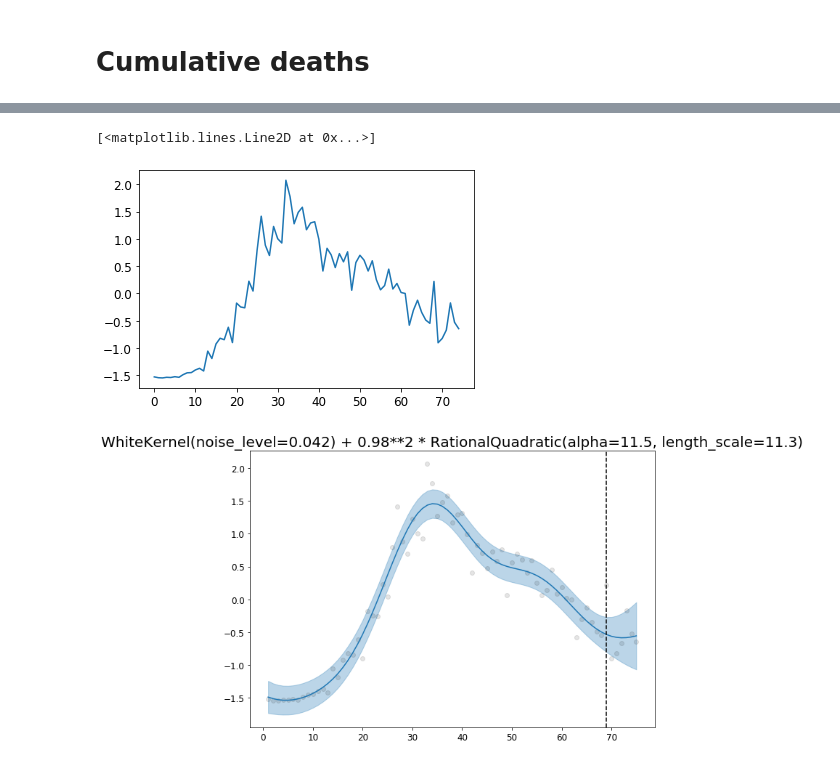
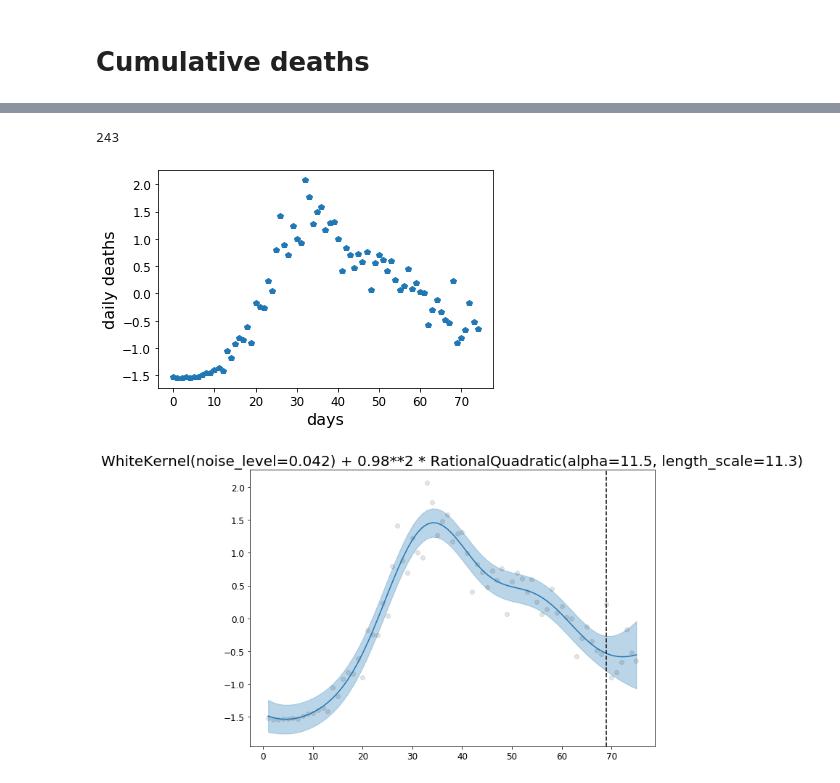
Before and after one commit to samadio/statistical-machine-learning, a Jupyter notebook: homeworks/homework_05.ipynb, the cells around one changed output, grey strips where cells are left out. Cells and saved outputs as stored; diff of their text form; code cells hidden in the pictures.

```diff
--- a/homeworks/homework_05.ipynb
+++ b/homeworks/homework_05.ipynb
@@ -35,7 +35,7 @@ test_size = 7
 raw_tamponi = data["tamponi"].values
 tot_size = raw_tamponi.size
 
-def scale(data, test_size = 7):
+def scale(data, test_size = 7, return_scaler = False):
     tot_size = data.size
     scaler = StandardScaler()
 
@@ -47,6 +47,7 @@ def scale(data, test_size = 7):
     scaler.fit(train_Y.reshape(-1,1))
     train_Y = scaler.transform(train_Y.reshape(-1,1)).flatten()
     test_Y = scaler.transform(test_Y.reshape(-1,1)).flatten()
+    if (return_scaler): return train_X, train_Y, test_X, test_Y, scaler
     return train_X, train_Y, test_X, test_Y
 
 
@@ -205,12 +208,16 @@ It seems that there's no periodicity
 # %%
 daily_death = cumulative_to_daily(unscaled_deaths)
 
+print(daily_death[-1])
 train_X, train_Y, test_X, test_Y = scale(daily_death)
 daily_death_scaled = np.hstack((train_Y,test_Y))
-plot(daily_death_scaled)
+plot(daily_death_scaled, 'p')
+plt.xlabel("days")
+plt.ylabel("daily deaths")
+plt.show()
 # %% [output]
-[<matplotlib.lines.Line2D at 0x...>]
+243
-[figure, old version]
+[figure, new version]
 # %%
 k1 = WhiteKernel() + 5 * RationalQuadratic(1,1)
 fit_and_predict(k1, train_X, train_Y, test_X, test_Y, seed= 0)
```
Also changed, not shown: parts of 9 cells of this notebook, 1 other file.
